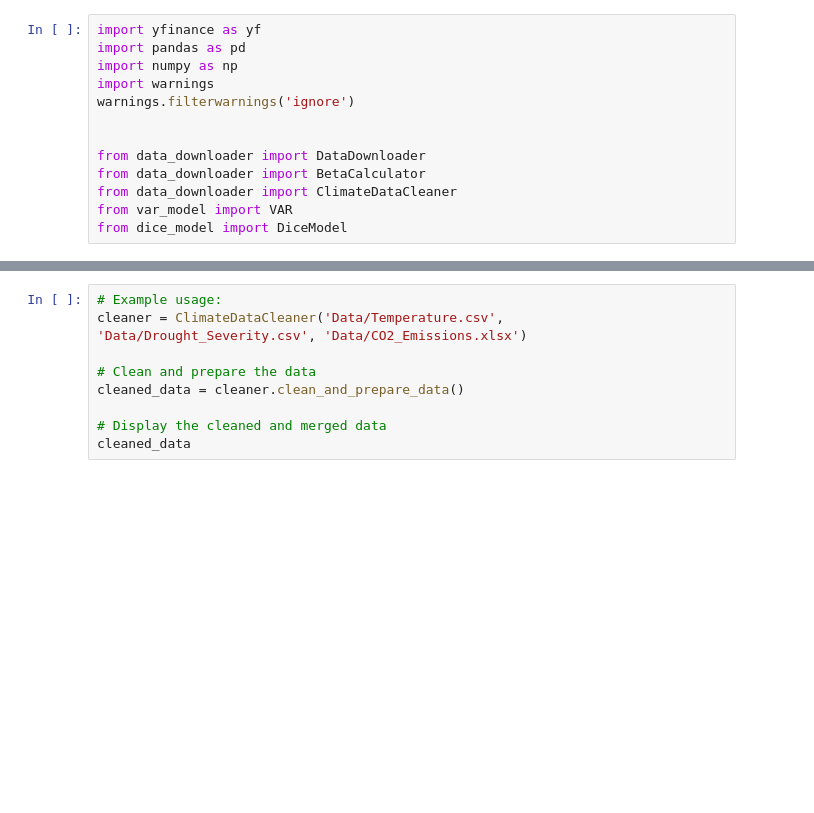
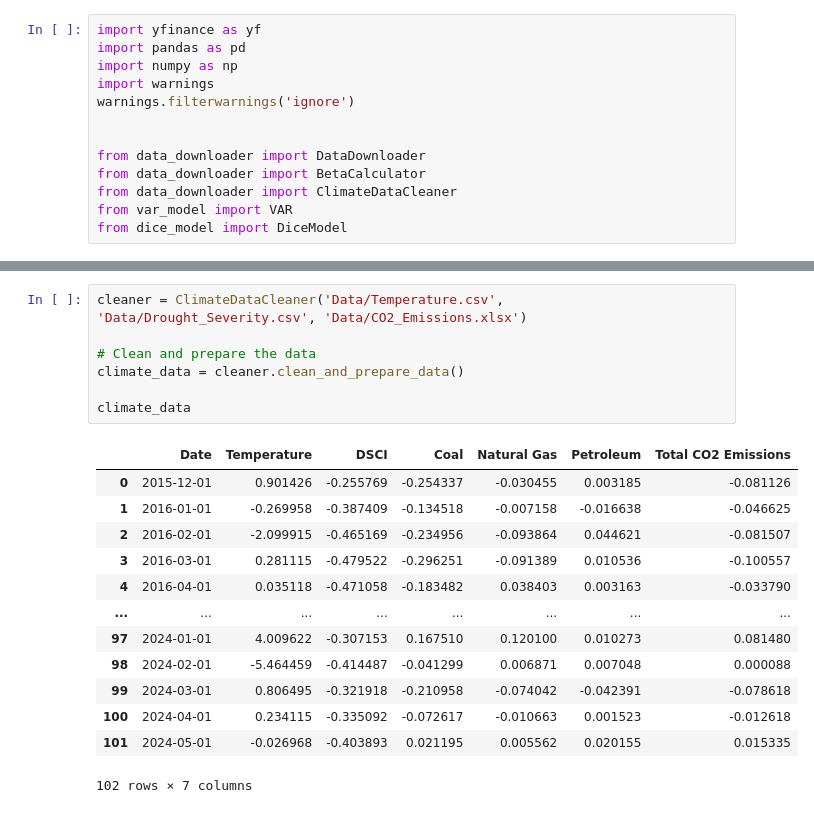
Before and after one commit to luisrc44/QAA-with-Climate-Change-and-ESG, a Jupyter notebook: QAA_wCC.ipynb, the cells around one changed output, grey strips where cells are left out. Saved outputs shown, nothing was run; the diff lists cells and outputs as text; blank space fills up the shorter version.

```diff
--- a/QAA_wCC.ipynb
+++ b/QAA_wCC.ipynb
@@ -29,9 +53,21 @@ asset_prices
 # %%
-# Example usage:
 cleaner = ClimateDataCleaner('Data/Temperature.csv', 'Data/Drought_Severity.csv', 'Data/CO2_Emissions.xlsx')
 
 # Clean and prepare the data
-cleaned_data = cleaner.clean_and_prepare_data()
+climate_data = cleaner.clean_and_prepare_data()
 
-# Display the cleaned and merged data
-cleaned_data
+climate_data
+# %% [output]
+|  | Date | Temperature | DSCI | Coal | Natural Gas | Petroleum | Total CO2 Emissions |
+| 0 | 2015-12-01 | 0.901426 | -0.255769 | -0.254337 | -0.030455 | 0.003185 | -0.081126 |
+| 1 | 2016-01-01 | -0.269958 | -0.387409 | -0.134518 | -0.007158 | -0.016638 | -0.046625 |
+| 2 | 2016-02-01 | -2.099915 | -0.465169 | -0.234956 | -0.093864 | 0.044621 | -0.081507 |
+| 3 | 2016-03-01 | 0.281115 | -0.479522 | -0.296251 | -0.091389 | 0.010536 | -0.100557 |
+| 4 | 2016-04-01 | 0.035118 | -0.471058 | -0.183482 | 0.038403 | 0.003163 | -0.033790 |
+| ... | ... | ... | ... | ... | ... | ... | ... |
+| 97 | 2024-01-01 | 4.009622 | -0.307153 | 0.167510 | 0.120100 | 0.010273 | 0.081480 |
+| 98 | 2024-02-01 | -5.464459 | -0.414487 | -0.041299 | 0.006871 | 0.007048 | 0.000088 |
+| 99 | 2024-03-01 | 0.806495 | -0.321918 | -0.210958 | -0.074042 | -0.042391 | -0.078618 |
+| 100 | 2024-04-01 | 0.234115 | -0.335092 | -0.072617 | -0.010663 | 0.001523 | -0.012618 |
+| 101 | 2024-05-01 | -0.026968 | -0.403893 | 0.021195 | 0.005562 | 0.020155 | 0.015335 |
+102 rows × 7 columns
```
Also changed, not shown: parts of 5 cells of this notebook.
